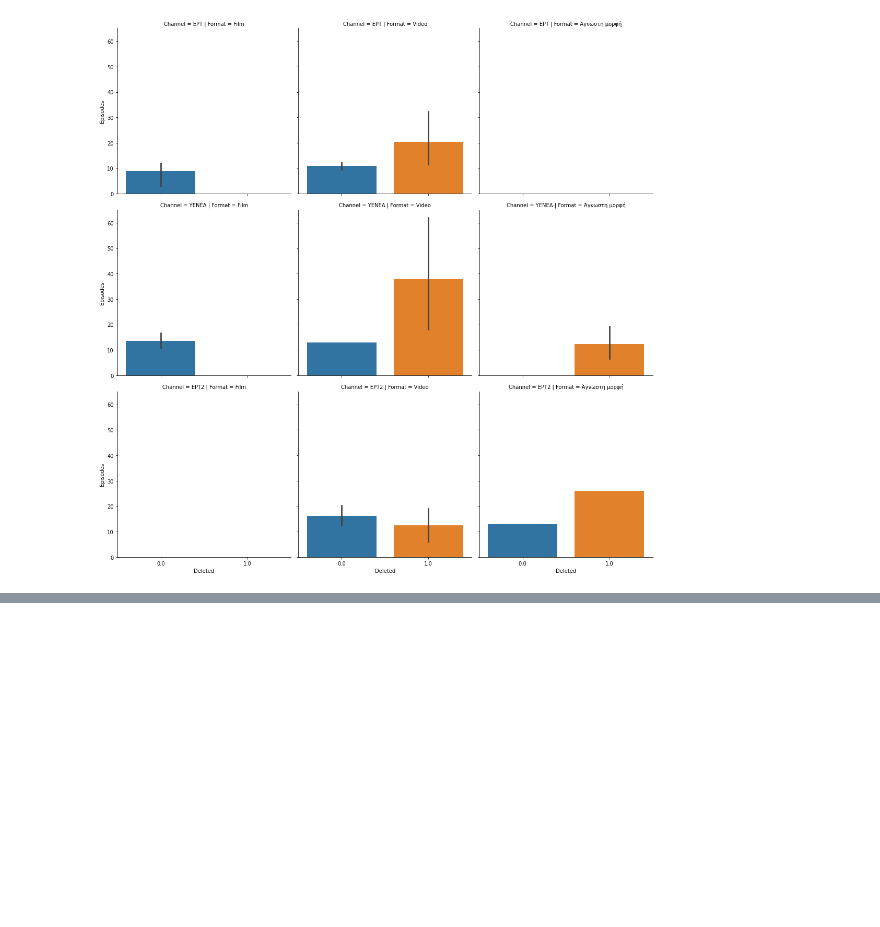
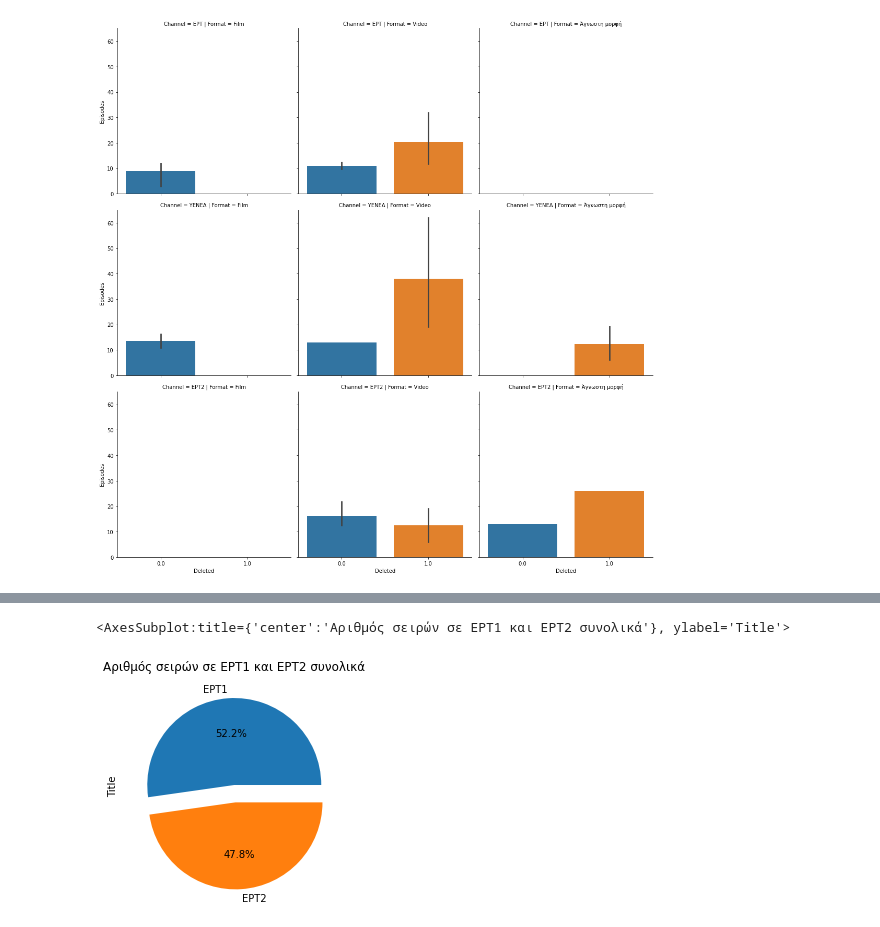
Before and after one commit to AntonioKal/Data_Analysis, a Jupyter notebook: Archivio_ERT.ipynb, the cells around one changed output, grey strips where cells are left out. Saved outputs shown, nothing was run; the diff lists cells and outputs as text; code cells hidden in the pictures; blank space fills up the shorter version.

```diff
--- a/Archivio_ERT.ipynb
+++ b/Archivio_ERT.ipynb
@@ -83,0 +84,12 @@ df.groupby(['Format', 'Channel']).sum()['Episodes'].plot(kind='pie',shadow=False
+# %%
+df.loc[df['Channel'] == 'ΥΕΝΕΔ', 'Channel_Actual'] = 'ΕΡΤ2'
+df.loc[df['Channel'] == 'ΕΡΤ2', 'Channel_Actual'] = 'ΕΡΤ2'
+df.loc[df['Channel'] == 'ΕΤ2', 'Channel_Actual'] = 'ΕΡΤ2'
+df.loc[df['Channel'] == 'ΕΙΡΤ', 'Channel_Actual'] = 'ΕΡΤ1'
+df.loc[df['Channel'] == 'ΕΡΤ', 'Channel_Actual'] = 'ΕΡΤ1'
+df.loc[df['Channel'] == 'ΕΤ1', 'Channel_Actual'] = 'ΕΡΤ1'
+# %%
+df.groupby('Channel_Actual').count()['Title'].plot(kind='pie', title = 'Αριθμός σειρών σε ΕΡΤ1 και ΕΡΤ2 συνολικά',shadow=False, explode = [0,0.2], autopct = '%1.1f%%')
+# %% [output]
+<AxesSubplot:title={'center':'Αριθμός σειρών σε ΕΡΤ1 και ΕΡΤ2 συνολικά'}, ylabel='Title'>
+[figure, added]
```
Also changed, not shown: parts of 3 cells of this notebook.
